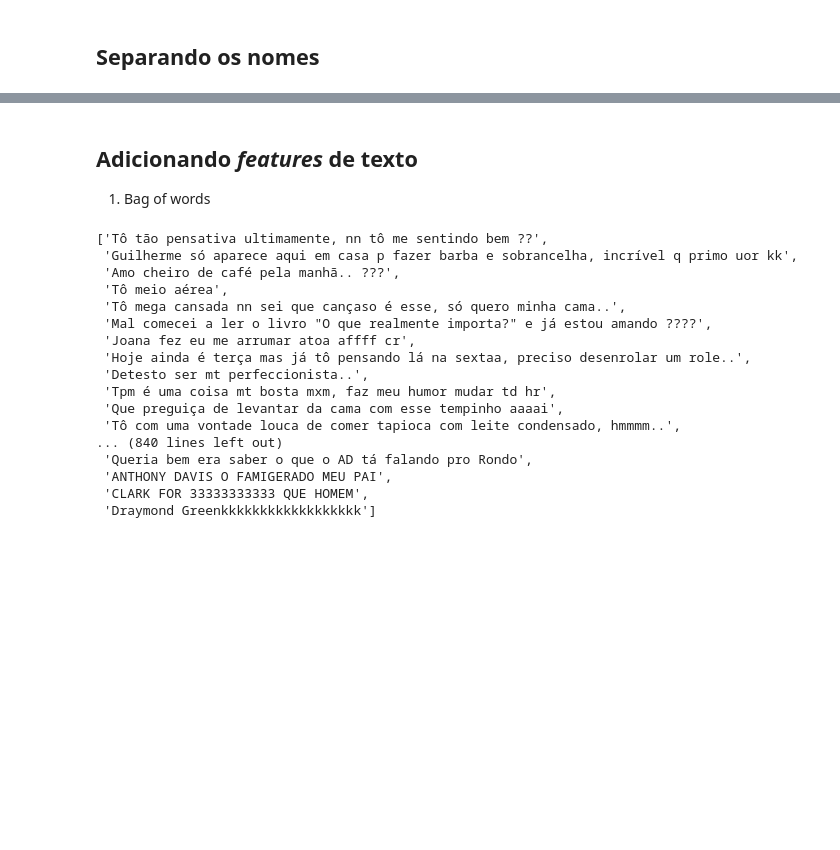
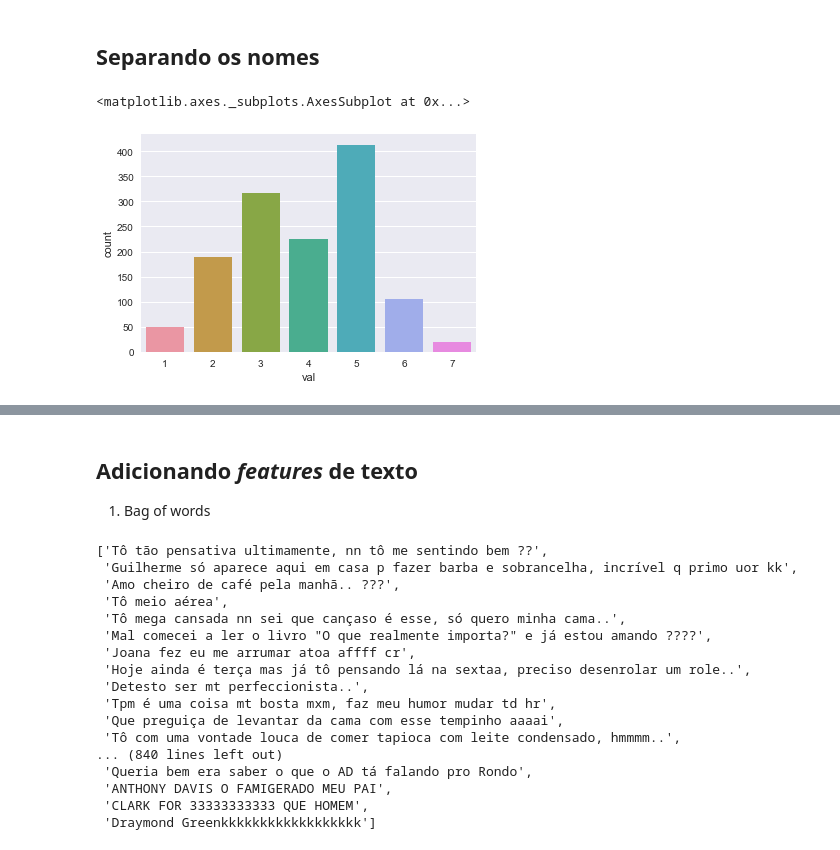
Before and after one commit to tpcyprianos/sentiment-analysis-tweets, a Jupyter notebook: pre_processing.ipynb, the cells around one changed output, grey strips where cells are left out. Drawn from its saved outputs; the diff is of its cells as text; code cells hidden in the pictures; blank space fills up the shorter version.

```diff
--- a/pre_processing.ipynb
+++ b/pre_processing.ipynb
@@ -165 +189,6 @@ del datasetInFrame["id"]
+# %%
+sns.countplot(x='val', data=datasetInFrame)
+# %% [output]
+<matplotlib.axes._subplots.AxesSubplot at 0x...>
+[figure, added]
 # %%
```
Also changed, not shown: parts of 7 cells of this notebook, 1 other file.
